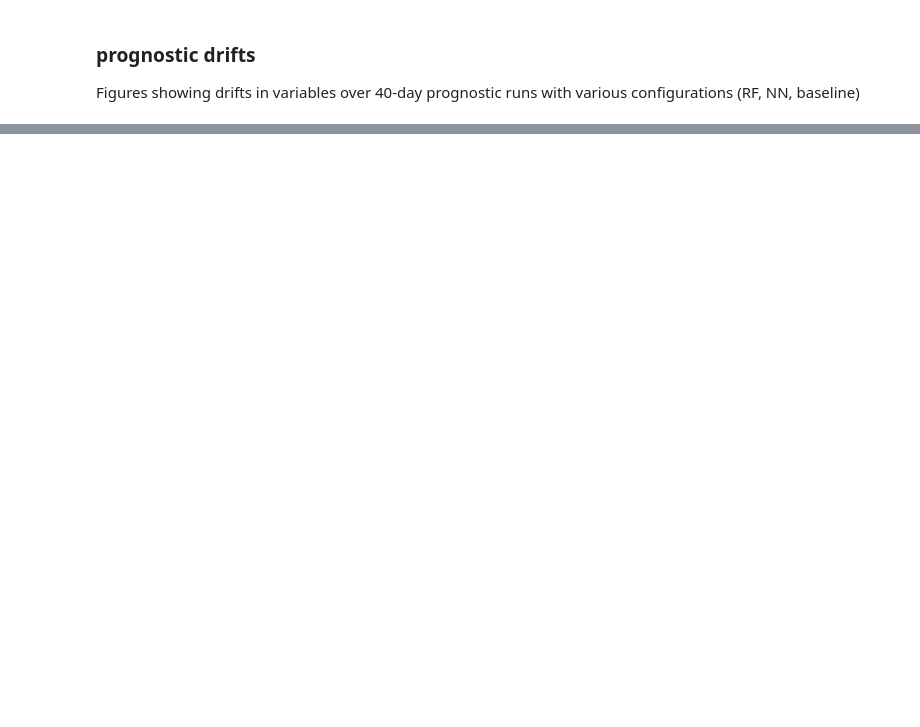
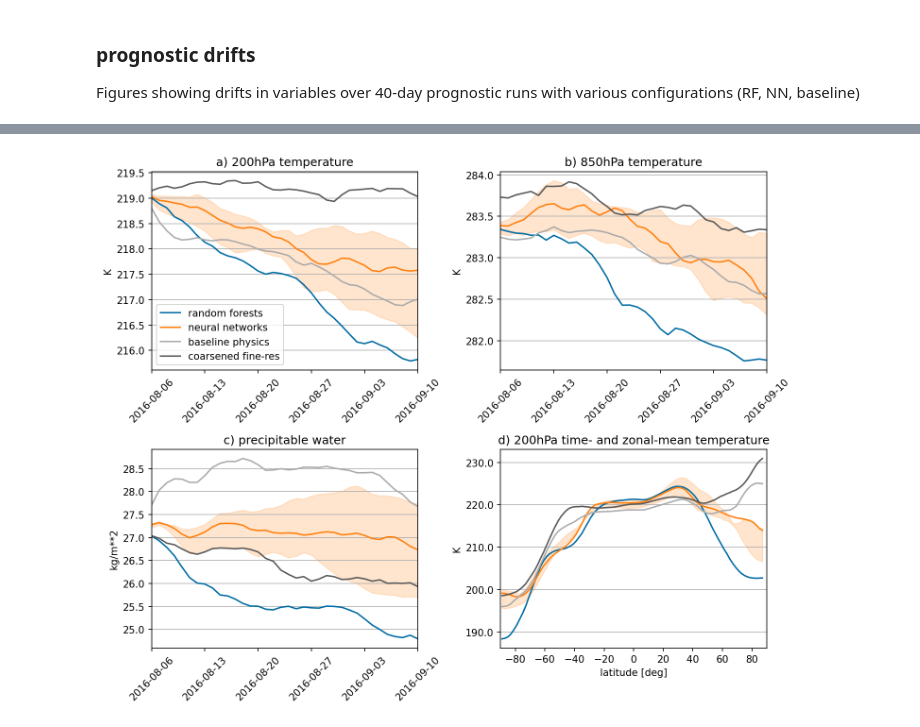
Before and after one commit to ai2cm/nudge-to-fine-3km-manuscript-workflow, a Jupyter notebook: notebooks/prognostic-drifts.ipynb, the cells around one changed output, grey strips where cells are left out. Drawn from its saved outputs; the diff is of its cells as text; code cells hidden in the pictures; blank space fills up the shorter version.

Commit message:
prognostic drifts notebook with zonal/time-mean T200

```diff
--- a/notebooks/prognostic-drifts.ipynb
+++ b/notebooks/prognostic-drifts.ipynb
@@ -30,7 +28,6 @@ DRIFT_TS_VARS = {
     '200hPa temperature': {'tmp200_spatial_mean_dycore_global': 'TMP200'},
     '850hPa temperature': {'tmp850_spatial_mean_dycore_global': 'TMP850'},
     'precipitable water': {'pwat_spatial_mean_dycore_global': 'PWAT'},
-    'moist static energy': {'mse': 'mse'}
 }
 
 RUN_KWARGS = [
@@ -124,11 +112,9 @@ class Fv3gfsRun:
         self._state: xr.Dataset = self._get_state()
         with ProgressBar():
             self.global_mean_ts: xr.Dataset = self._global_mean_ts().load()
-            self.mean_temp_lat_pressure: xr.DataArray = self._mean_temp_lat_pressure().load()
+            self.mean_temp_lat: xr.DataArray = self._mean_temp_lat().load()
 
     def _global_mean_ts(self):
-        if 'moist static energy' in self.drift_vars:
-            self._diags['mse'] = self._mse()
         global_mean_ts = {}
         for plot_name, var_names in self.drift_vars.items():
             diags_name = list(var_names.keys())[0]
@@ -139,10 +125,11 @@ class Fv3gfsRun:
                 global_mean_ts[plot_name] = global_mean(self._diags[verif_name], AREA)
         return xr.Dataset(global_mean_ts)
 
-    def _mean_temp_lat_pressure(self):
+    def _mean_temp_lat(self):
         T_pressure = interpolate_to_pressure_levels(self._state[T], self._state[DELP], dim='z')
-        T_pressure_lat = zonal_average_approximate(LAT, T_pressure)
-        return T_pressure_lat.mean('time').assign_attrs(self._state[T].attrs)
+        T200_lat = zonal_average_approximate(LAT, T_pressure.sel({'pressure': 20000}))
+        T200_lat = T200_lat.sel({'time': T200_lat.time.loc[T200_lat.time >= np.datetime64('2016-08-21')]})
+        return T200_lat.mean('time').assign_attrs(self._state[T].attrs)
 
     @staticmethod
     def _subset_time(ds, hour, minute):
@@ -160,10 +147,6 @@ class Fv3gfsRun:
     @staticmethod
     def _convert_timestamps(ds):
         return ds.assign_coords({'time': convert_timestamps(ds.time)})
-
-    def _mse(self):
-        heights = thermo.height_at_midpoint(self._state[DELZ], self._state[PHIS], dim='z')
-        return global_mse(self._state[T], self._state[q], heights, AREA, self._state[DELP])
 
     def _get_state(self):
         if self.verif:
@@ -254,4 +289,6 @@ def plot_global_ts(runlist, varnames):
     fig.tight_layout()
     fig.savefig(f"{OUTDIR}/prognostic-drifts.png", bbox_inches='tight', facecolor='white')
 # %%
-plot_global_ts(run_list, DRIFT_TS_VARS)
+plot_global_drifts(run_list, list(DRIFT_TS_VARS.keys()) + ['200hPa time- and zonal-mean temperature'])
+# %% [output]
+[figure, added]
```
Also changed, not shown: parts of 10 cells of this notebook.
